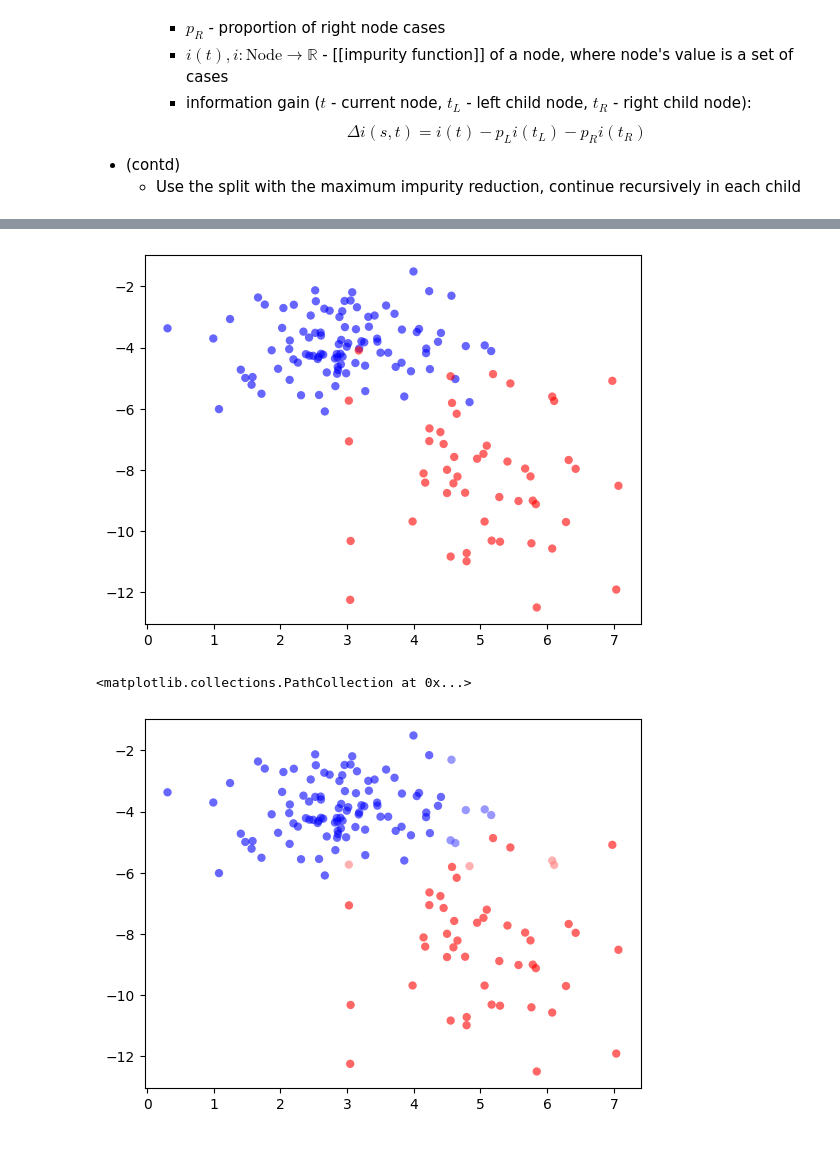
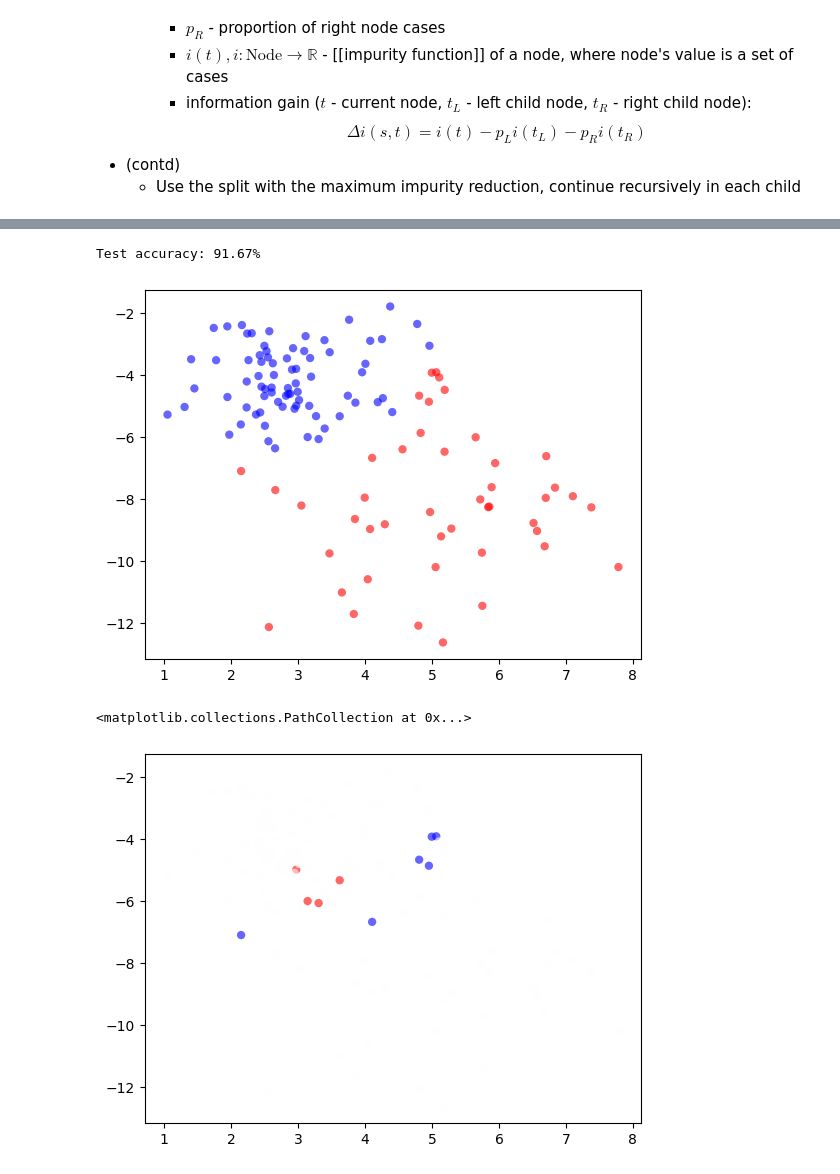
Before and after one commit to tail-call/ml-from-scratch, a Jupyter notebook: DecisionTree.ipynb, the cells around one changed output, grey strips where cells are left out. Cells and saved outputs as stored; diff of their text form; code cells hidden in the pictures.

```diff
--- a/DecisionTree.ipynb
+++ b/DecisionTree.ipynb
@@ -9,7 +9,7 @@ import matplotlib.pyplot as plt
 
 np.random.seed(46)
 
-size_1, size_2 = 100, 50
+size_1, size_2 = 400, 200
 
 xs = np.concatenate([np.random.randn(size_1) + 3, np.random.randn(size_2) + 5])
 ys = np.concatenate([np.random.randn(size_1) - 4, np.random.randn(size_2)*2 - 8])
@@ -76,10 +105,14 @@ gini_impurity(data)
 np.float64(0.4444444444444444)
 # %%
 def frequency(target, samples):
+    if len(samples) == 0:
+        return 0.0
+
     uc = np.unique_counts(target_column_of(samples))
     if target in uc.values:
         d = list(uc.values).index(target)
-        return uc.counts[d] / len(samples)
+        r = uc.counts[d] / len(samples)
+        return r
     else:
         return 0.0
 
@@ -213,12 +273,15 @@ def build_decision_tree(
     # If all else fails
     return value_node()
 
-decision_tree = build_decision_tree(
-    data,
-    impurity=gini_impurity,
-    min_samples=1,
-    max_depth=4,
-)
+train_data, test_data = train_test_split(data)
+
+with MeasureExecutionTime("Build a decision tree"):
+    decision_tree = build_decision_tree(
+        train_data,
+        impurity=gini_impurity,
+        min_samples=1,
+        max_depth=4,
+    )
 
 decision_tree
 # %% [output]
@@ -226,17 +290,27 @@ DecisionNode(left=DecisionNode(left=ValueNode(one_probability=0.0), right=Decisi
+# %%
+predictions = []
+for datum in test_data:
+    predictions.append(
+        1.0
+        if decision_tree.classify(datum) > 0.5
+        else 0.0
+    )
+
+# https://stackoverflow.com/a/28663910
+unique, counts = np.unique(target_column_of(test_data) == predictions, return_counts=True)
+accuracy = dict(zip(unique, counts))[True] / len(test_data)
+print(f"Test accuracy: {accuracy*100:.2f}%")
+# %% [output]
+Test accuracy: 91.67%
 # %%
-predictions = []
-for datum in data:
-    predictions.append(decision_tree.classify(datum))
-
-
-plt.scatter(xs, ys, c=zs, cmap='bwr', alpha=0.6, edgecolors='none')
+plt.scatter(test_data[:, 0], test_data[:, 1], c=predictions, cmap='bwr', alpha=0.6, edgecolors='none')
 plt.show()
 
-plt.scatter(xs, ys, c=predictions, cmap='bwr', alpha=0.6, edgecolors='none')
+plt.scatter(test_data[:, 0], test_data[:, 1], c=test_data[:, 2] - predictions, cmap='bwr', alpha=0.6, edgecolors='none')
 # %% [output]
-[figure, old version]
+[figure, new version]
 <matplotlib.collections.PathCollection at 0x...>
-[figure, old version]
+[figure, new version]
 # %%
 decision_tree.classify([2.6, -10])
 # %% [output]
```
Also changed, not shown: parts of 10 cells of this notebook.
